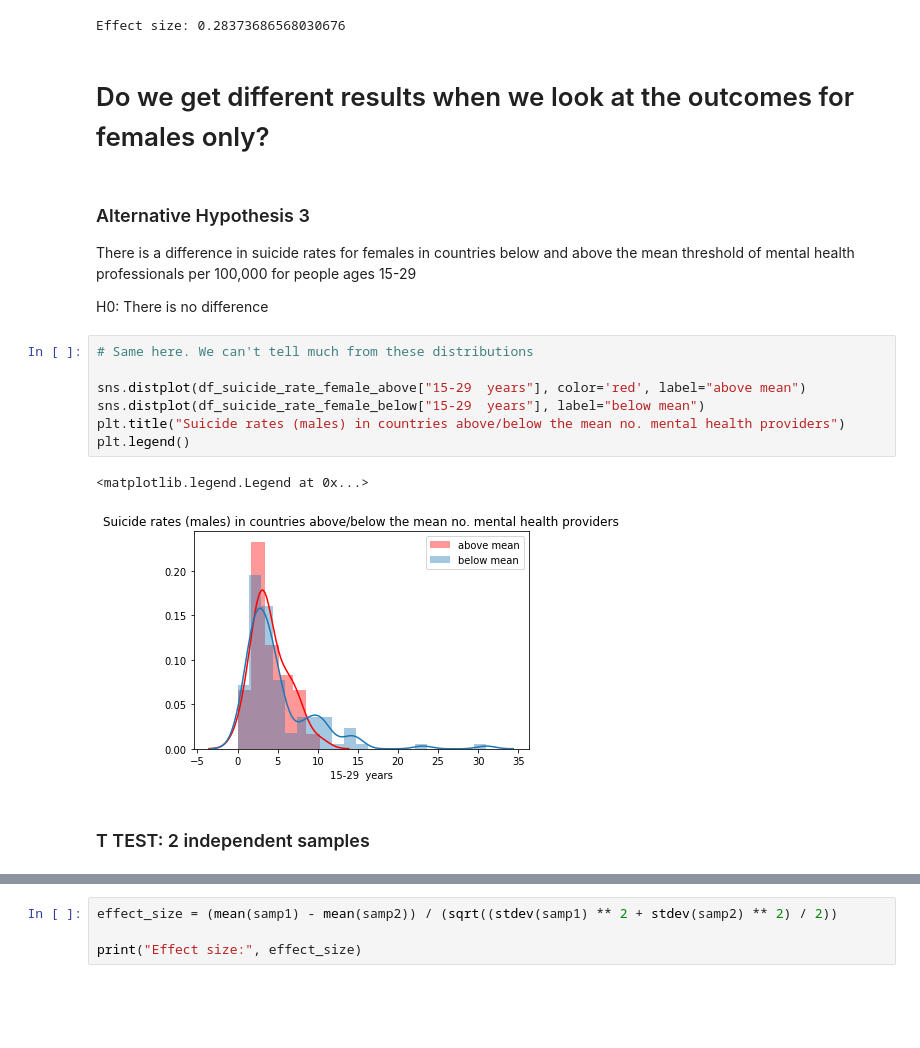
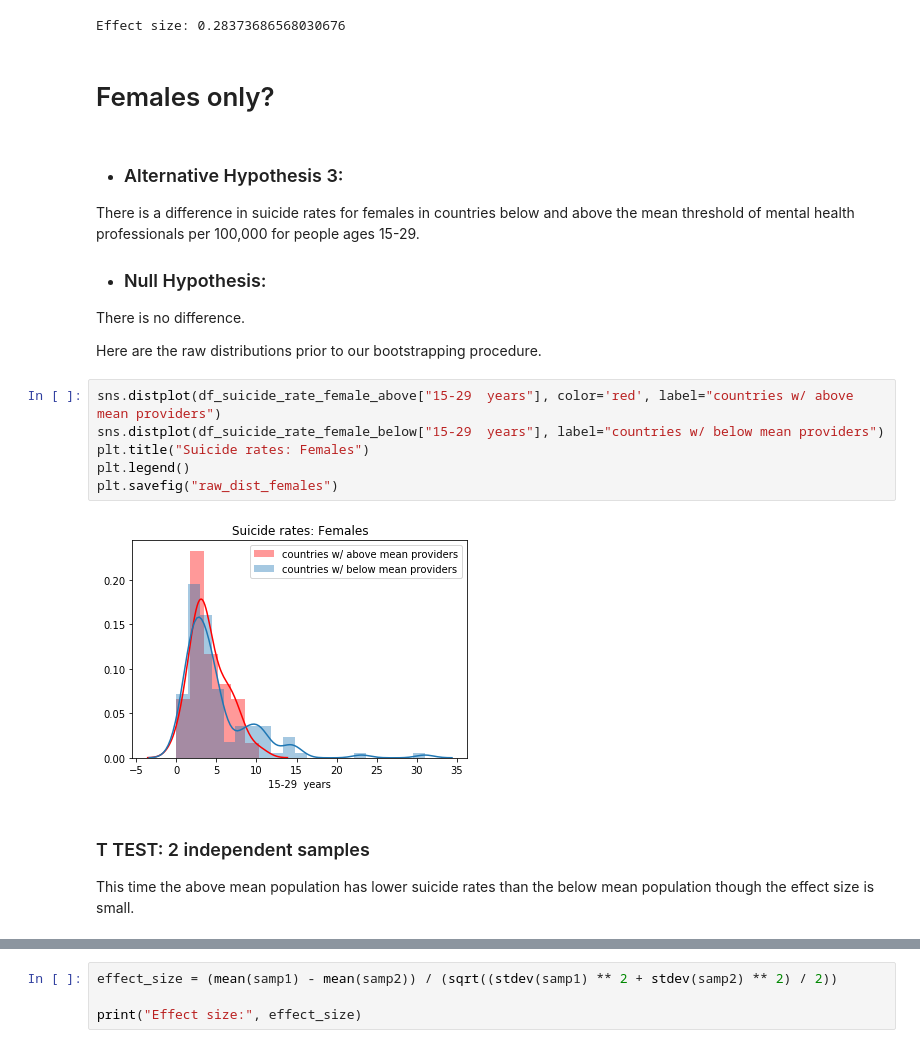
Before and after one commit to Dr-Salcedo/world_health_organization_mental_health_resource_study, a Jupyter notebook: notebooks/New Copy.ipynb, the cells around one changed output, grey strips where cells are left out. Drawn from its saved outputs; the diff is of its cells as text; blank space fills up the shorter version.

```diff
--- a/notebooks/New Copy.ipynb
+++ b/notebooks/New Copy.ipynb
@@ -259,26 +258,30 @@ effect_size = (mean(samp1) - mean(samp2)) / (sqrt((stdev(samp1) ** 2 + stdev(sam
 print("Effect size:", effect_size)
 # %% [output]
 Effect size: 0.28373686568030676
-# %% [markdown]
-# Do we get different results when we look at the outcomes for females only?
+# %% [markdown]
+# Females only?
 # %% [markdown]
-### Alternative Hypothesis 3
+* ### Alternative Hypothesis 3:
 
-There is a difference in suicide rates for females in countries below and above the mean threshold of mental health professionals per 100,000 for people ages 15-29
+There is a difference in suicide rates for females in countries below and above the mean threshold of mental health professionals per 100,000 for people ages 15-29.
 
-H0: There is no difference
+* ### Null Hypothesis:
+
+There is no difference.
+
+Here are the raw distributions prior to our bootstrapping procedure.
 # %%
-# Same here. We can't tell much from these distributions
-
-sns.distplot(df_suicide_rate_female_above["15-29  years"], color='red', label="above mean")
-sns.distplot(df_suicide_rate_female_below["15-29  years"], label="below mean")
-plt.title("Suicide rates (males) in countries above/below the mean no. mental health providers")
+sns.distplot(df_suicide_rate_female_above["15-29  years"], color='red', label="countries w/ above mean providers")
+sns.distplot(df_suicide_rate_female_below["15-29  years"], label="countries w/ below mean providers")
+plt.title("Suicide rates: Females")
 plt.legend()
+plt.savefig("raw_dist_females")
 # %% [output]
-<matplotlib.legend.Legend at 0x...>
-[figure, old version]
+[figure, new version]
-# %% [markdown]
-### T TEST: 2 independent samples
+# %% [markdown]
+### T TEST: 2 independent samples
+
+This time the above mean population has lower suicide rates than the below mean population though the effect size is small.
 # %%
 samp1=df_suicide_rate_female_above["15-29  years"]
 samp2=df_suicide_rate_female_below["15-29  years"]
```
Also changed, not shown: parts of 22 cells of this notebook, 6 other files.
